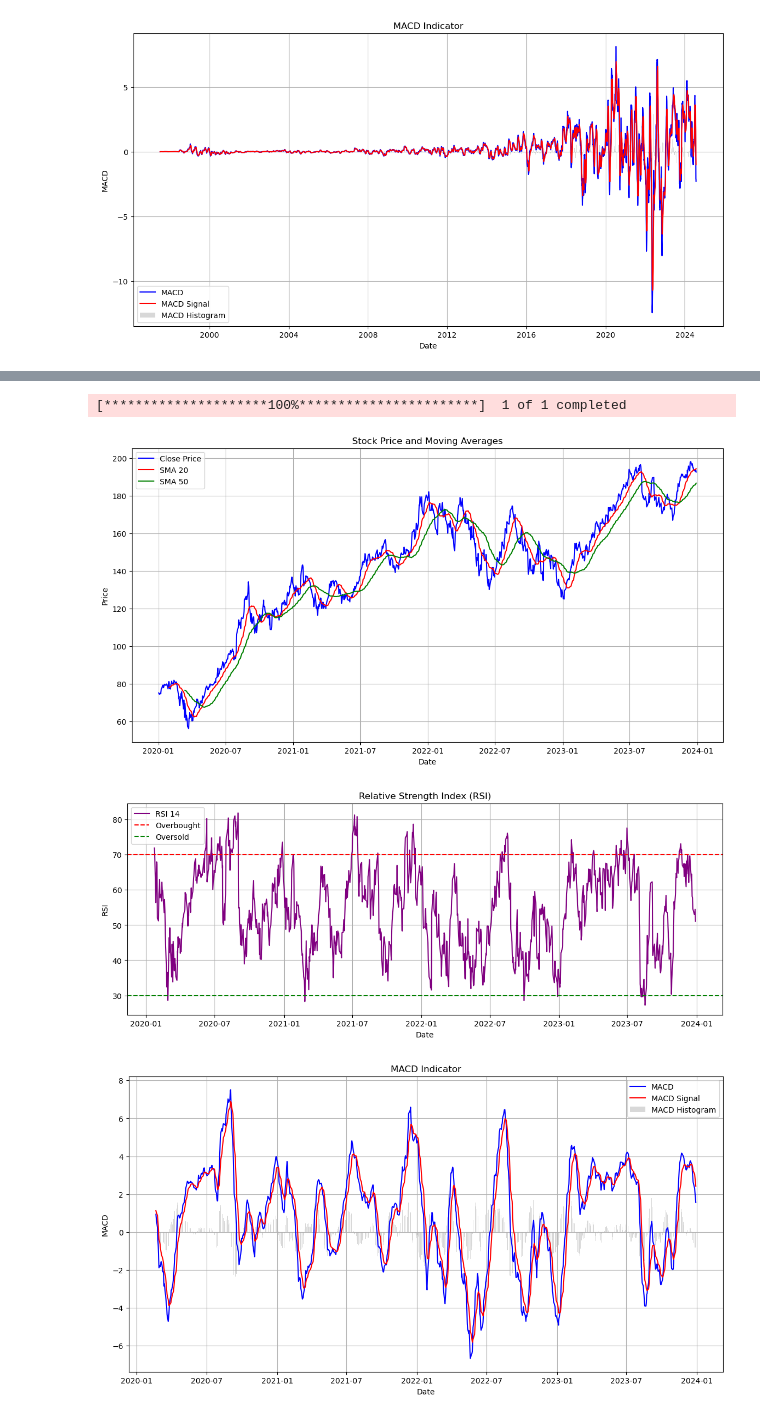
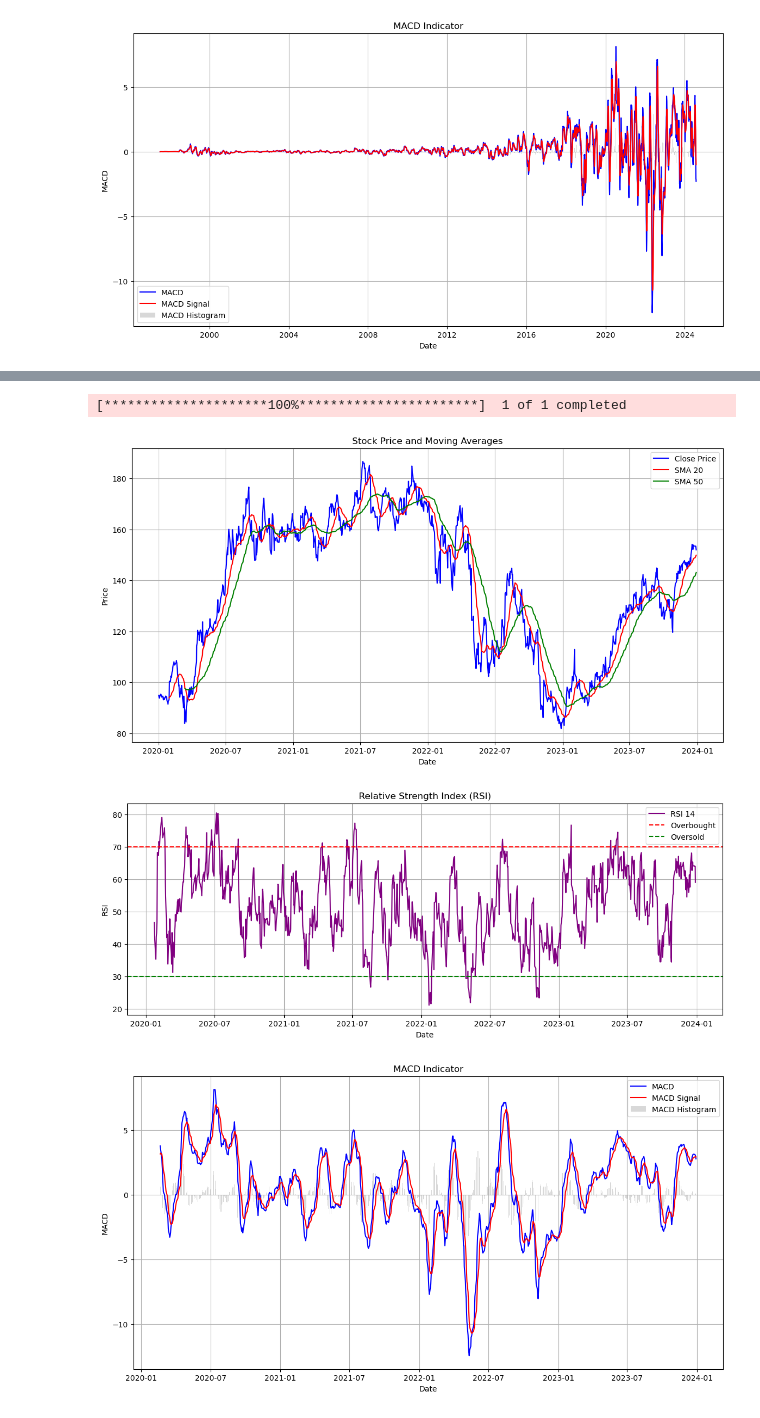
Before and after one commit to Getachew0557/Leveraging-AI-Techniques-for-Financial-News-Sentiment-Analysis-and-Stock-Prediction, a Jupyter notebook: notebooks/AMZN_model.ipynb, the cells around one changed output, grey strips where cells are left out. Saved outputs shown, nothing was run; the diff lists cells and outputs as text; code cells hidden in the pictures.

Commit message:
AMZN correct closing value

```diff
--- a/notebooks/AMZN_model.ipynb
+++ b/notebooks/AMZN_model.ipynb
@@ -54,7 +54,7 @@ def fetch_stock_data(ticker, start_date, end_date):
     return stock
 
 # Example usage
-ticker = 'AAPL'  # Example ticker symbol
+ticker = 'AMZN'  # Example ticker symbol
 start_date = '2020-01-01'
 end_date = '2024-01-01'
 stock_data = fetch_stock_data(ticker, start_date, end_date)
@@ -158,34 +172,34 @@ def plot_rsi(df):
     plt.axhline(y=30, color='g', linestyle='--', label='Oversold')
     plt.title('Relative Strength Index (RSI)')
     plt.xlabel('Date')
     plt.ylabel('RSI')
     plt.legend()
     plt.grid(True)
     plt.show()
 
 def plot_macd(df):
     plt.figure(figsize=(14, 7))
     plt.plot(df.index, df['MACD'], label='MACD', color='blue')
     plt.plot(df.index, df['MACDSignal'], label='MACD Signal', color='red')
     plt.bar(df.index, df['MACDHist'], label='MACD Histogram', color='gray', alpha=0.3)
     plt.title('MACD Indicator')
     plt.xlabel('Date')
     plt.ylabel('MACD')
     plt.legend()
     plt.grid(True)
     plt.show()
 
 # Example usage
-ticker = 'AAPL'
+ticker = 'AMZN'
 start_date = '2020-01-01'
 end_date = '2024-01-01'
 stock_df = fetch_stock_data(ticker, start_date, end_date)
 stock_df = calculate_indicators(stock_df)
 plot_stock_price(stock_df)
 plot_rsi(stock_df)
 plot_macd(stock_df)
 # %% [output]
 [*********************100%***********************]  1 of 1 completed
-[figure, old version]
+[figure, new version]
-[figure, old version]
+[figure, new version]
-[figure, old version]
+[figure, new version]
```
Also changed, not shown: parts of 2 cells of this notebook.
